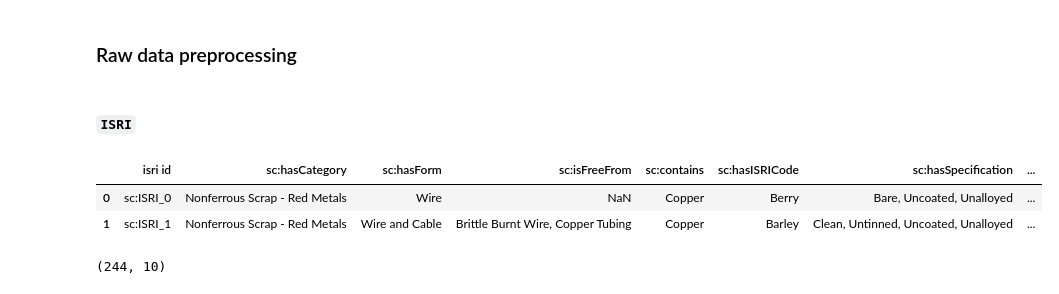
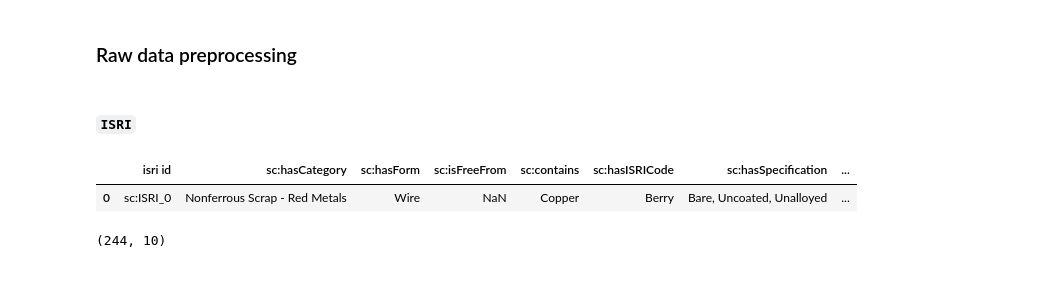
Before and after one commit to costasmexis/phd, a Jupyter notebook: scrap/scrap_similarity.ipynb, the cells around one changed output. Saved outputs shown, nothing was run; the diff lists cells and outputs as text; code cells hidden in the pictures.

```diff
--- a/scrap/scrap_similarity.ipynb
+++ b/scrap/scrap_similarity.ipynb
@@ -82,11 +84,10 @@ uns_data.head(2)
 # %% [markdown]
 #### `ISRI`
 # %%
-isri_data.head(2)
+isri_data.head(1)
 # %% [output]
 |  | isri id | sc:hasCategory | sc:hasForm | sc:isFreeFrom | sc:contains | sc:hasISRICode | sc:hasSpecification | ... |
 | 0 | sc:ISRI_0 | Nonferrous Scrap - Red Metals | Wire | NaN | Copper | Berry | Bare, Uncoated, Unalloyed | ... |
-| 1 | sc:ISRI_1 | Nonferrous Scrap - Red Metals | Wire and Cable | Brittle Burnt Wire, Copper Tubing | Copper | Barley | Clean, Untinned, Uncoated, Unalloyed | ... |
 # %%
 isri_data.shape
 # %% [output]
```
Also changed, not shown: parts of 40 cells of this notebook, 2 other files.
